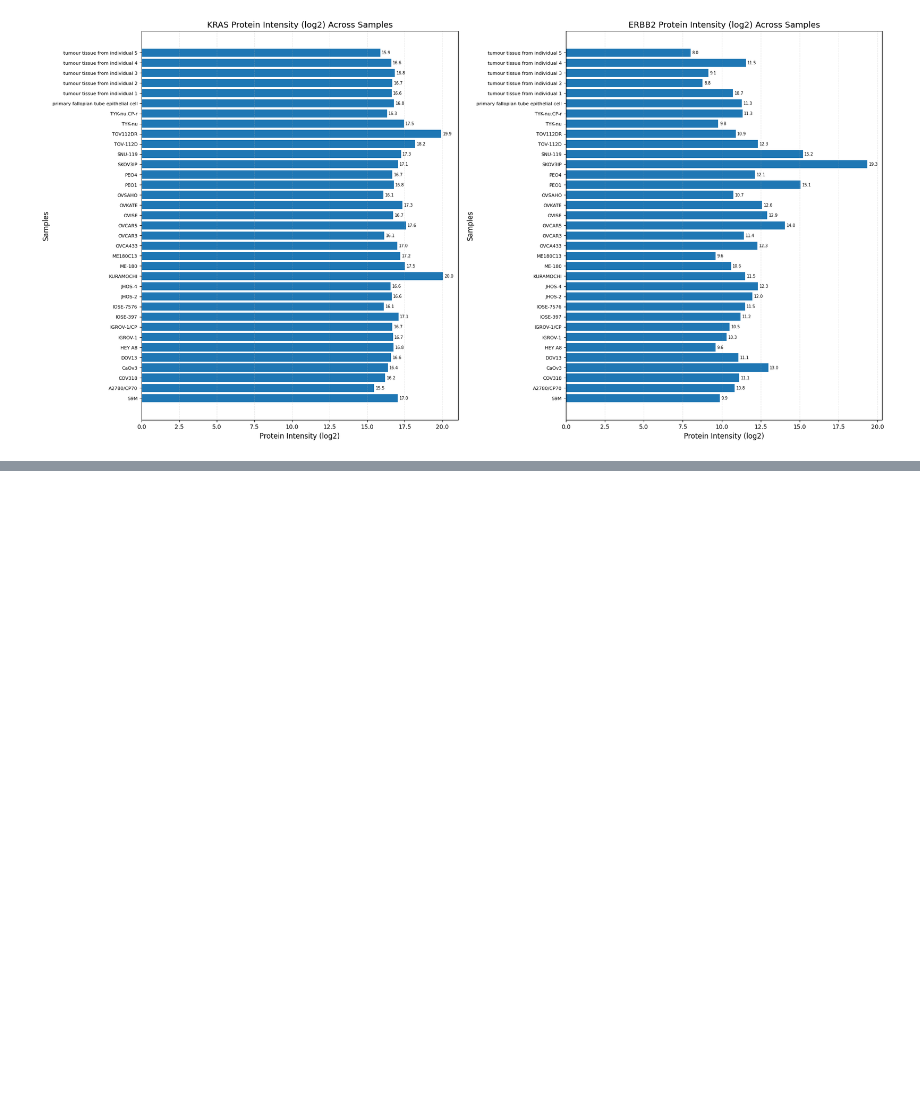
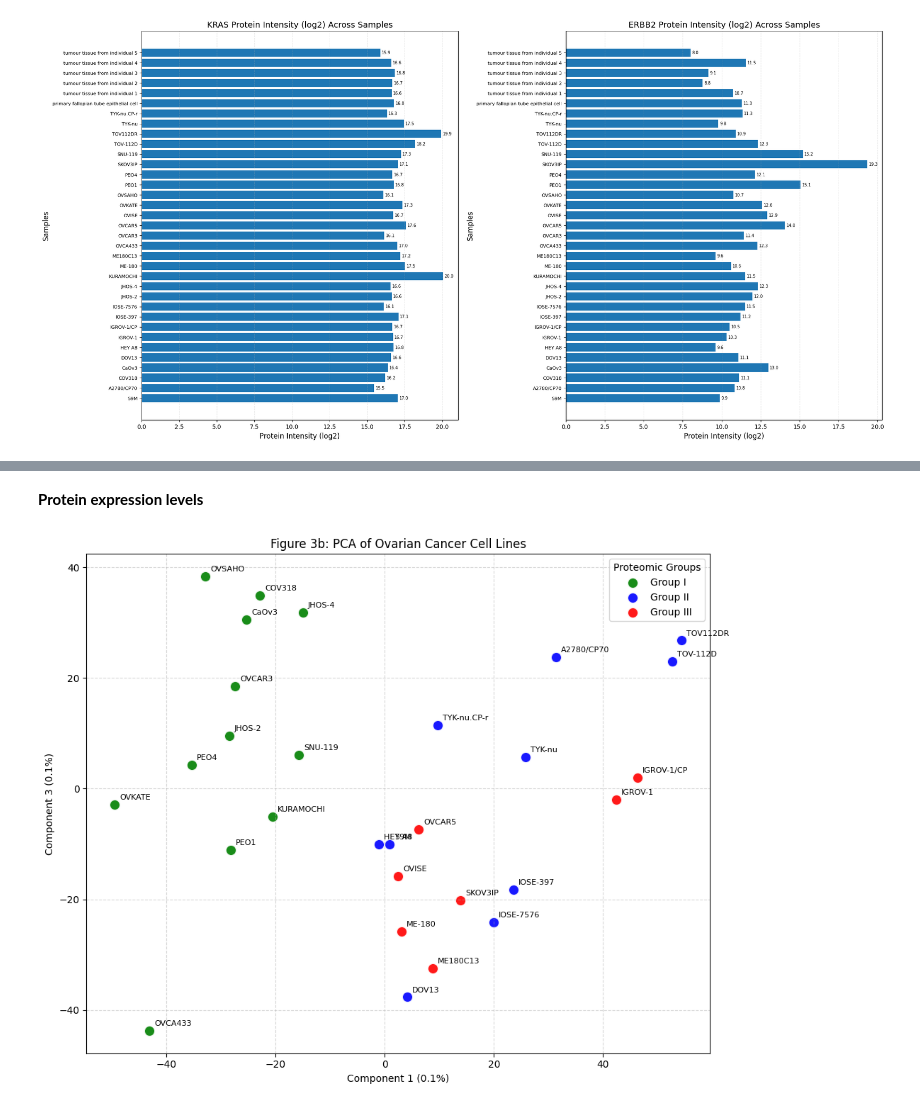
Before and after one commit to adelka989/bt2100_project2, a Jupyter notebook: main.ipynb, the cells around one changed output, grey strips where cells are left out. Drawn from its saved outputs; the diff is of its cells as text; code cells hidden in the pictures; blank space fills up the shorter version.

```diff
--- a/main.ipynb
+++ b/main.ipynb
@@ -147,0 +151,2 @@ Cluster 3 (11 samples): ['CaOv3', 'PEO1', 'PEO4', 'KURAMOCHI', 'SNU-119', 'JHOS-
+# %% [markdown]
+**Protein expression levels**
@@ -147,0 +155,43 @@ Cluster 3 (11 samples): ['CaOv3', 'PEO1', 'PEO4', 'KURAMOCHI', 'SNU-119', 'JHOS-
+# %%
+from sklearn.decomposition import PCA
+
+X = data_z.T
+pca = PCA(n_components=3)
+components = pca.fit_transform(X)
+
+pca_df = pd.DataFrame({
+    'PC1': components[:, 0],
+    'PC2': components[:, 1],
+    'PC3': components[:, 2],
+    'Sample': cell_line_cols
+})
+
+pca_df =  pca_df.merge(sample_cluster_df, on='Sample')
+
+plt.figure(figsize=(10, 8))
+
+cluster_colors = {1: 'green', 2: 'blue', 3: 'red'}
+cluster_labels = {1: 'Group I', 2: 'Group II', 3: 'Group III'}
+
+for cluster_id in sorted(pca_df['Cluster'].unique()):
+    subset = pca_df[pca_df['Cluster'] == cluster_id]
+    plt.scatter(
+        subset['PC1'], subset['PC3'],
+        c=cluster_colors.get(cluster_id, 'gray'),
+        label=cluster_labels.get(cluster_id, f'Cluster {cluster_id}'),
+        s=120, edgecolors='white', linewidth=1.5, alpha=0.9
+    )
+
+for i, row in pca_df.iterrows():
+    plt.annotate(row['Sample'], (row['PC1'], row['PC3']),
+                 xytext=(5, 5), textcoords='offset points', fontsize=8)
+
+plt.xlabel(f'Component 1 ({pca.explained_variance_ratio_[0]:.1f}%)')
+plt.ylabel(f'Component 3 ({pca.explained_variance_ratio_[2]:.1f}%)')
+plt.title('Figure 3b: PCA of Ovarian Cancer Cell Lines')
+plt.legend(title="Proteomic Groups")
+plt.grid(True, linestyle='--', alpha=0.5)
+plt.tight_layout()
+plt.show()
+# %% [output]
+[figure, added]
```
Also changed, not shown: parts of 3 cells of this notebook.
